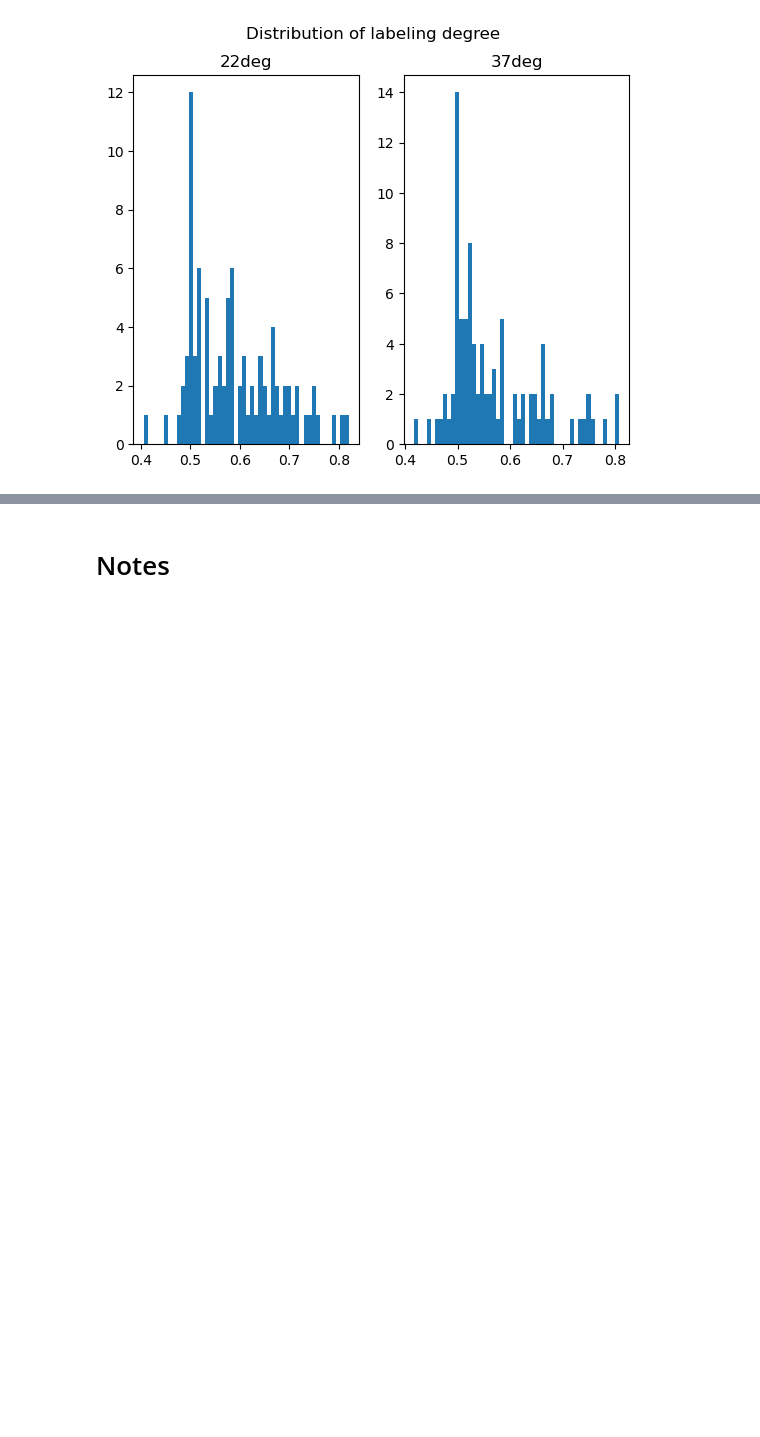
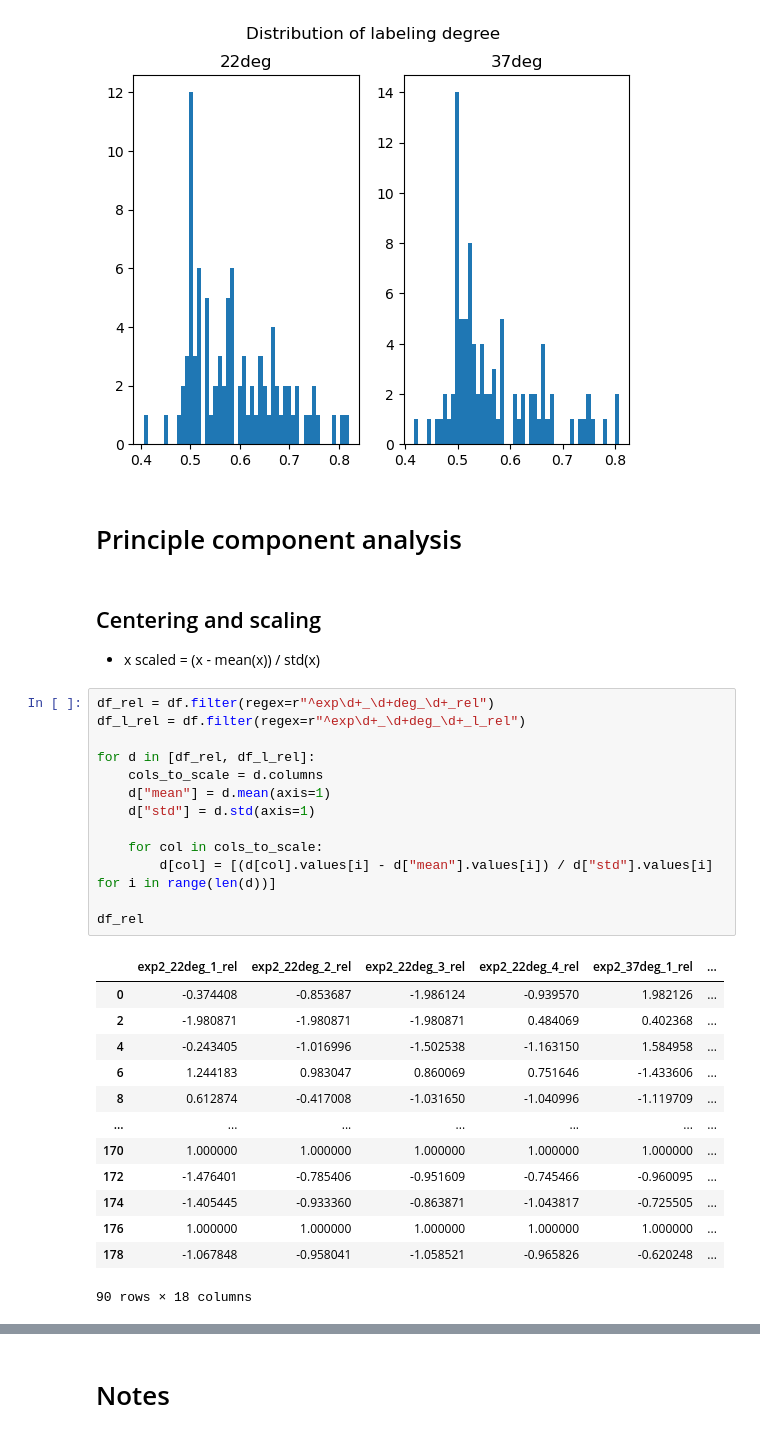
Before and after one commit to janniswi00/sphingo_modelling, a Jupyter notebook: code/analysis.ipynb, the cells around one changed output, grey strips where cells are left out. Drawn from its saved outputs; the diff is of its cells as text; blank space fills up the shorter version.

Commit message:
PCA: centering and scaling

```diff
--- a/code/analysis.ipynb
+++ b/code/analysis.ipynb
@@ -290,5 +295,37 @@ plt.suptitle("Distribution of labeling degree")
 # %% [output]
 Text(0.5, 0.98, 'Distribution of labeling degree')
 [figure]
+# %% [markdown]
+# Principle component analysis
+# %% [markdown]
+## Centering and scaling
+- x scaled = (x - mean(x)) / std(x)
+# %%
+df_rel = df.filter(regex=r"^exp\d+_\d+deg_\d+_rel")
+df_l_rel = df.filter(regex=r"^exp\d+_\d+deg_\d+_l_rel")
+
+for d in [df_rel, df_l_rel]:
+    cols_to_scale = d.columns
+    d["mean"] = d.mean(axis=1)
+    d["std"] = d.std(axis=1)
+
+    for col in cols_to_scale:
+        d[col] = [(d[col].values[i] - d["mean"].values[i]) / d["std"].values[i] for i in range(len(d))]
+
+df_rel
+# %% [output]
+|  | exp2_22deg_1_rel | exp2_22deg_2_rel | exp2_22deg_3_rel | exp2_22deg_4_rel | exp2_37deg_1_rel | ... |
+| 0 | -0.374408 | -0.853687 | -1.986124 | -0.939570 | 1.982126 | ... |
+| 2 | -1.980871 | -1.980871 | -1.980871 | 0.484069 | 0.402368 | ... |
+| 4 | -0.243405 | -1.016996 | -1.502538 | -1.163150 | 1.584958 | ... |
+| 6 | 1.244183 | 0.983047 | 0.860069 | 0.751646 | -1.433606 | ... |
+| 8 | 0.612874 | -0.417008 | -1.031650 | -1.040996 | -1.119709 | ... |
+| ... | ... | ... | ... | ... | ... | ... |
+| 170 | 1.000000 | 1.000000 | 1.000000 | 1.000000 | 1.000000 | ... |
+| 172 | -1.476401 | -0.785406 | -0.951609 | -0.745466 | -0.960095 | ... |
+| 174 | -1.405445 | -0.933360 | -0.863871 | -1.043817 | -0.725505 | ... |
+| 176 | 1.000000 | 1.000000 | 1.000000 | 1.000000 | 1.000000 | ... |
+| 178 | -1.067848 | -0.958041 | -1.058521 | -0.965826 | -0.620248 | ... |
+90 rows × 18 columns
 # %% [markdown]
 # To Do
```
Also changed, not shown: parts of 2 cells of this notebook.
